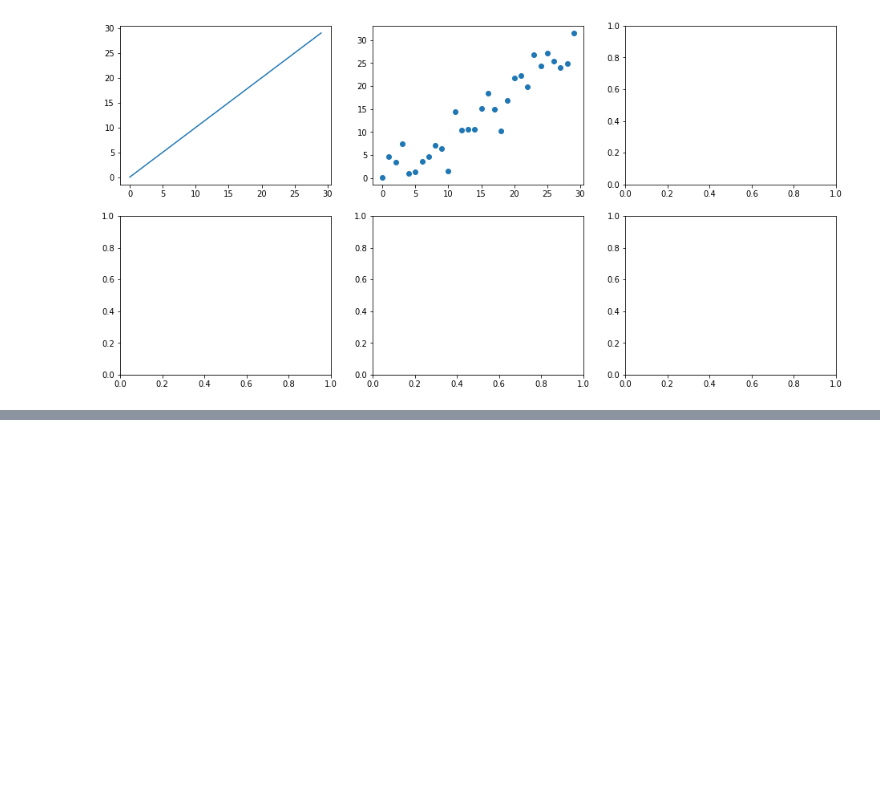
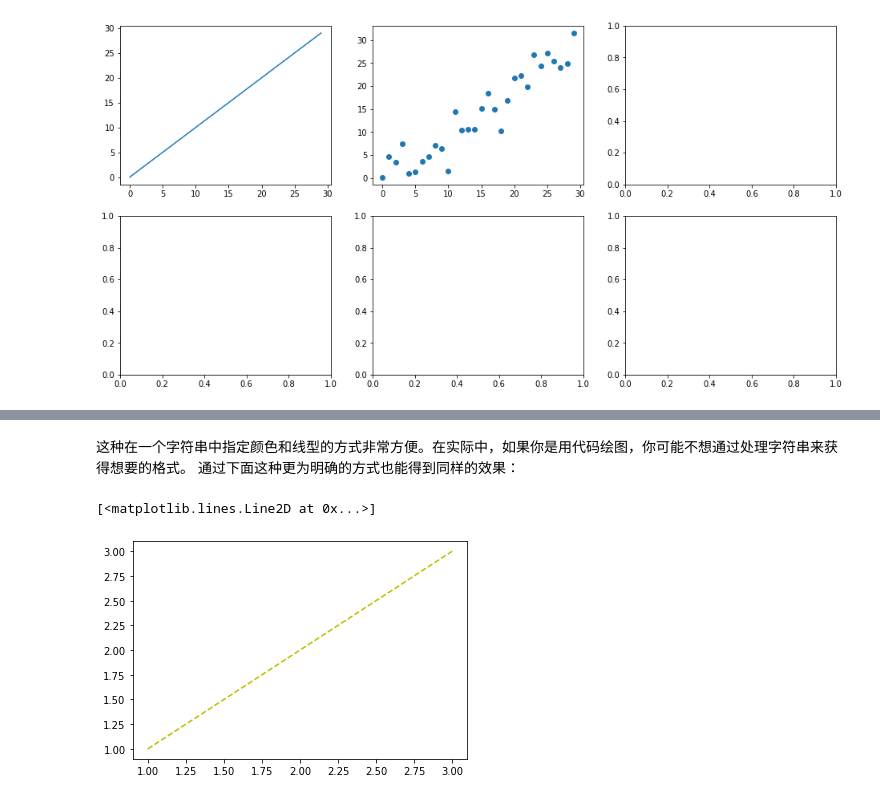
Before and after one commit to langliu/mybinder, a Jupyter notebook: matplotlib绘图.ipynb, the cells around one changed output, grey strips where cells are left out. Cells and saved outputs as stored; diff of their text form; code cells hidden in the pictures; blank space fills up the shorter version.

```diff
--- a/matplotlib绘图.ipynb
+++ b/matplotlib绘图.ipynb
@@ -56,0 +80,8 @@ axes[0, 0].plot(np.arange(30))
+# %% [markdown]
+这种在一个字符串中指定颜色和线型的方式非常方便。在实际中，如果你是用代码绘图，你可能不想通过处理字符串来获得想要的格式。
+通过下面这种更为明确的方式也能得到同样的效果：
+# %%
+plt.plot([1, 2, 3], [1, 2, 3], lineStyle='--', color='y')
+# %% [output]
+[<matplotlib.lines.Line2D at 0x...>]
+[figure, added]
```
Also changed, not shown: parts of 22 cells of this notebook.
